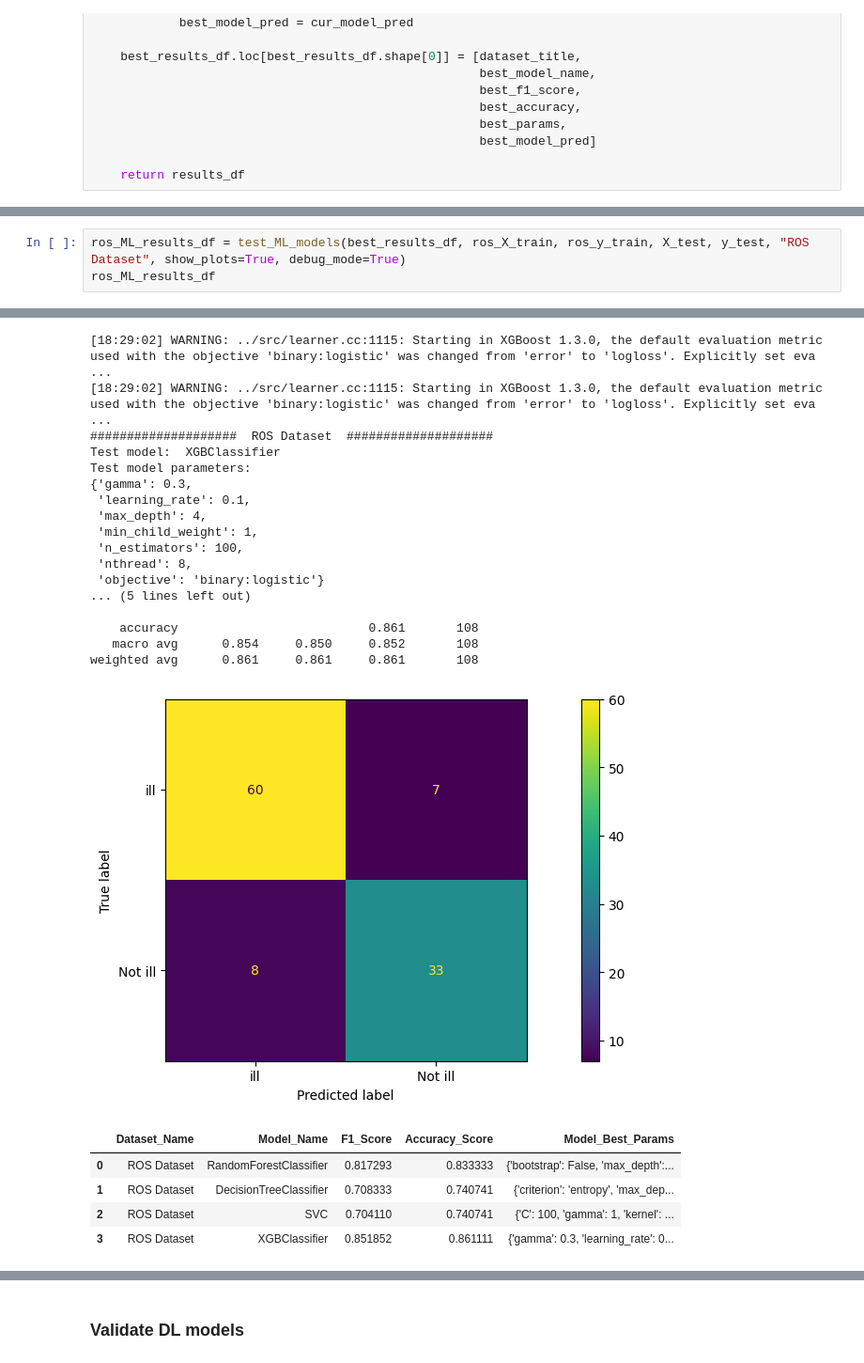
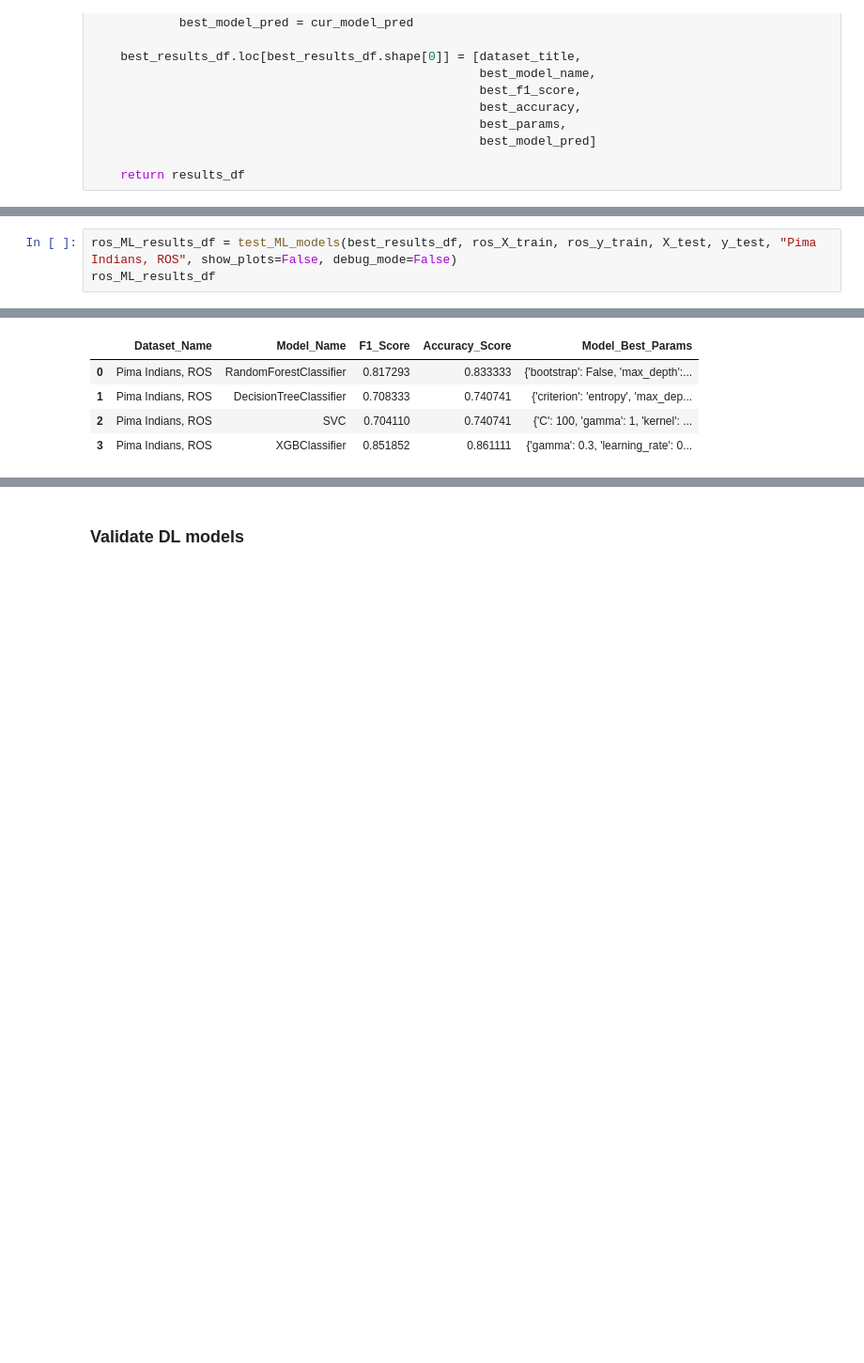
Before and after one commit to denysgerasymuk799/UCU_AI_Course_Project, a Jupyter notebook: 02_Diabet_Prediction_Models.ipynb, the cells around one changed output, grey strips where cells are left out. Shown: that part at 94% size. Drawn from its saved outputs; the diff is of its cells as text; blank space fills up the shorter version.

```diff
--- a/02_Diabet_Prediction_Models.ipynb
+++ b/02_Diabet_Prediction_Models.ipynb
@@ -493,4 +547,4 @@ weighted avg      0.835     0.833     0.829       108
 # %%
-ros_ML_results_df = test_ML_models(best_results_df, ros_X_train, ros_y_train, X_test, y_test, "ROS Dataset", show_plots=True, debug_mode=True)
+ros_ML_results_df = test_ML_models(best_results_df, ros_X_train, ros_y_train, X_test, y_test, "Pima Indians, ROS", show_plots=False, debug_mode=False)
 ros_ML_results_df
 # %% [output]
@@ -548,24 +553,6 @@ weighted avg      0.738     0.741     0.729       108
-[18:29:02] WARNING: ../src/learner.cc:1115: Starting in XGBoost 1.3.0, the default evaluation metric used with the objective 'binary:logistic' was changed from 'error' to 'logloss'. Explicitly set eva ...
-[18:29:02] WARNING: ../src/learner.cc:1115: Starting in XGBoost 1.3.0, the default evaluation metric used with the objective 'binary:logistic' was changed from 'error' to 'logloss'. Explicitly set eva ...
-####################  ROS Dataset  ####################
-Test model:  XGBClassifier
-Test model parameters:
-{'gamma': 0.3,
- 'learning_rate': 0.1,
- 'max_depth': 4,
- 'min_child_weight': 1,
- 'n_estimators': 100,
- 'nthread': 8,
- 'objective': 'binary:logistic'}
-... (5 lines left out)
-
-    accuracy                          0.861       108
-   macro avg      0.854     0.850     0.852       108
-weighted avg      0.861     0.861     0.861       108
-[figure, removed]
 |  | Dataset_Name | Model_Name | F1_Score | Accuracy_Score | Model_Best_Params |
-| 0 | ROS Dataset | RandomForestClassifier | 0.817293 | 0.833333 | {'bootstrap': False, 'max_depth':... |
-| 1 | ROS Dataset | DecisionTreeClassifier | 0.708333 | 0.740741 | {'criterion': 'entropy', 'max_dep... |
-| 2 | ROS Dataset | SVC | 0.704110 | 0.740741 | {'C': 100, 'gamma': 1, 'kernel': ... |
-| 3 | ROS Dataset | XGBClassifier | 0.851852 | 0.861111 | {'gamma': 0.3, 'learning_rate': 0... |
+| 0 | Pima Indians, ROS | RandomForestClassifier | 0.817293 | 0.833333 | {'bootstrap': False, 'max_depth':... |
+| 1 | Pima Indians, ROS | DecisionTreeClassifier | 0.708333 | 0.740741 | {'criterion': 'entropy', 'max_dep... |
+| 2 | Pima Indians, ROS | SVC | 0.704110 | 0.740741 | {'C': 100, 'gamma': 1, 'kernel': ... |
+| 3 | Pima Indians, ROS | XGBClassifier | 0.851852 | 0.861111 | {'gamma': 0.3, 'learning_rate': 0... |
 # %%
```
Also changed, not shown: parts of 52 cells of this notebook, 1 other file.
